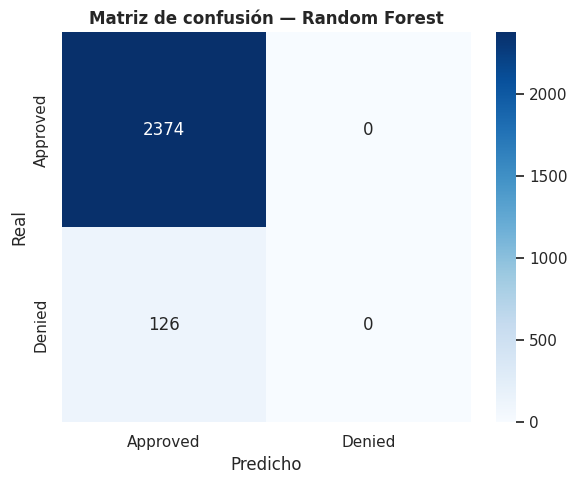
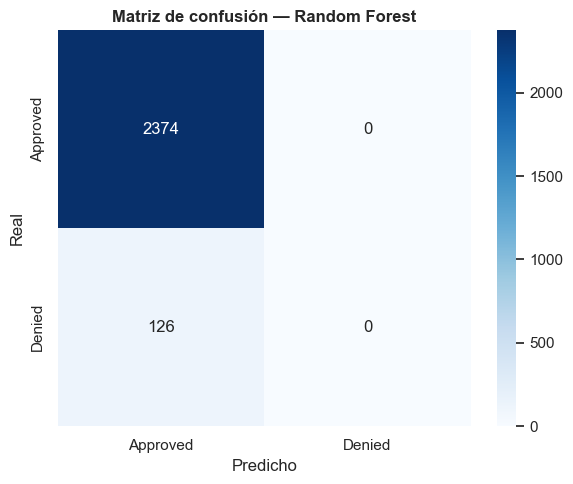
The notebook cell's code change between the first figure and the second:
--- before
+++ after
@@ -15,4 +15,4 @@
 ax.set_title("Matriz de confusión — Random Forest", fontweight="bold")
 plt.tight_layout()
-plt.savefig("confusion_matrix.png", dpi=150, bbox_inches="tight")
+plt.savefig(DATA_DIR2 / "confusion_matrix.png", dpi=150, bbox_inches="tight")
 plt.show()

Commit: cierre de conexión DuckDB